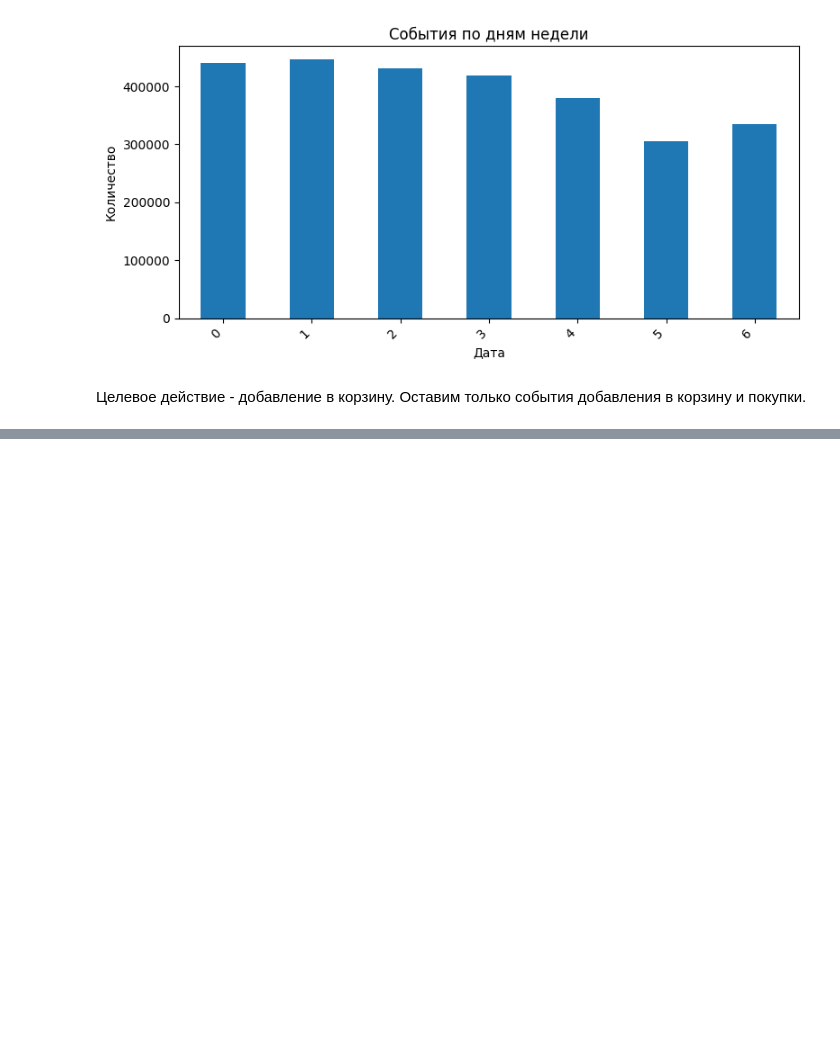
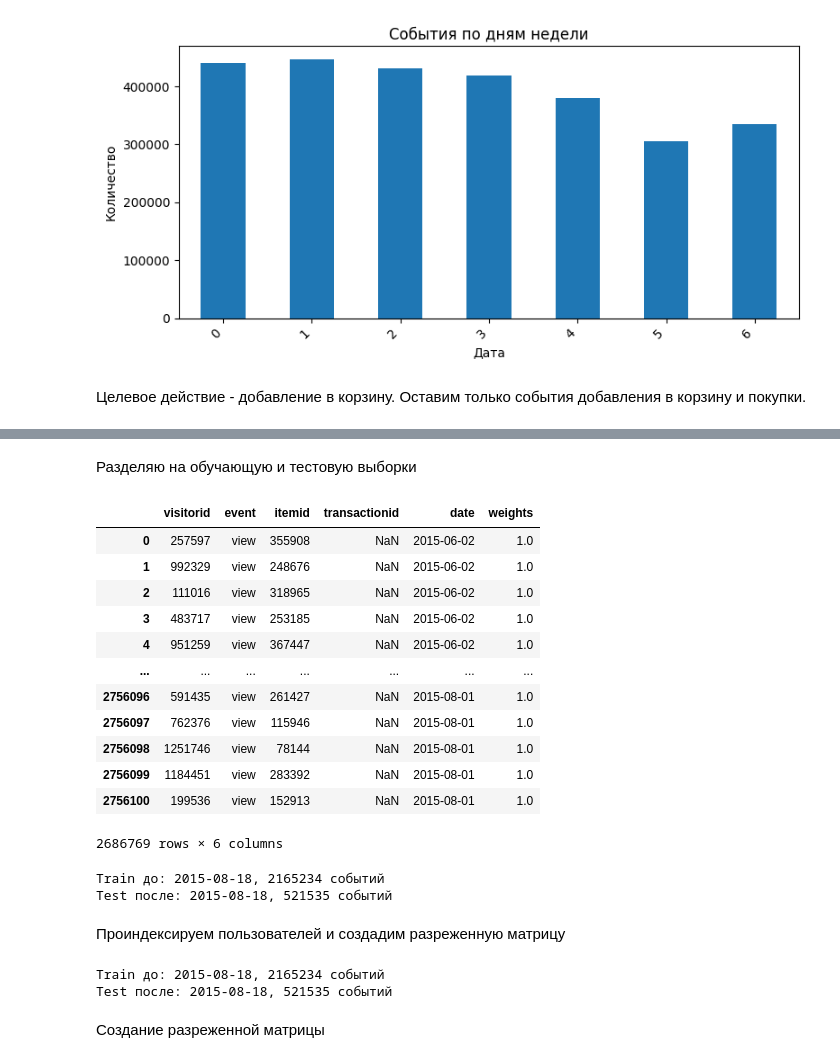
Before and after one commit to Krestom/mle-pr-final, a Jupyter notebook: main.ipynb, the cells around one changed output, grey strips where cells are left out. Cells and saved outputs as stored; diff of their text form; code cells hidden in the pictures; blank space fills up the shorter version.

```diff
--- a/main.ipynb
+++ b/main.ipynb
@@ -174,0 +201,9 @@ events = events[events['event'].isin(['addtocart', 'transaction'])]
+# %%
+event_weight = {
+    'view': 1,
+    'addtocard': 10,
+    'transaction': 5
+}
+
+events['weights'] = events['event'].map(event_weight)
+events = events.dropna(subset=['weights'])
@@ -174,0 +227,55 @@ events = events[events['event'].isin(['addtocart', 'transaction'])]
+# %% [markdown]
+Разделяю на обучающую и тестовую выборки
+# %%
+events
+# %% [output]
+|  | visitorid | event | itemid | transactionid | date | weights |
+| 0 | 257597 | view | 355908 | NaN | 2015-06-02 | 1.0 |
+| 1 | 992329 | view | 248676 | NaN | 2015-06-02 | 1.0 |
+| 2 | 111016 | view | 318965 | NaN | 2015-06-02 | 1.0 |
+| 3 | 483717 | view | 253185 | NaN | 2015-06-02 | 1.0 |
+| 4 | 951259 | view | 367447 | NaN | 2015-06-02 | 1.0 |
+| ... | ... | ... | ... | ... | ... | ... |
+| 2756096 | 591435 | view | 261427 | NaN | 2015-08-01 | 1.0 |
+| 2756097 | 762376 | view | 115946 | NaN | 2015-08-01 | 1.0 |
+| 2756098 | 1251746 | view | 78144 | NaN | 2015-08-01 | 1.0 |
+| 2756099 | 1184451 | view | 283392 | NaN | 2015-08-01 | 1.0 |
+| 2756100 | 199536 | view | 152913 | NaN | 2015-08-01 | 1.0 |
+2686769 rows × 6 columns
+# %%
+events = events.sort_values('date')
+split_point = int(len(events) * 0.8)
+cutoff_date = events.iloc[split_point]['date']
+train_events = events[events['date'] <= cutoff_date].copy()
+test_events = events[events['date'] > cutoff_date].copy()
+
+print(f'Train до: {cutoff_date}, {len(train_events)} событий')
+print(f'Test после: {cutoff_date}, {len(test_events)} событий')
+# %% [output]
+Train до: 2015-08-18, 2165234 событий
+Test после: 2015-08-18, 521535 событий
+# %% [markdown]
+Проиндексируем пользователей и создадим разреженную матрицу
+# %%
+from scipy.sparse import csr_matrix
+from sklearn.preprocessing import LabelEncoder
+
+user_encoder = LabelEncoder()
+item_encoder = LabelEncoder()
+
+events['user_idx'] = user_encoder.fit_transform(events['visitorid'])
+events['item_idx'] = item_encoder.fit_transform(events['itemid'])
+
+events = events.sort_values('date')
+split_point = int(len(events) * 0.8)
+cutoff_date = events.iloc[split_point]['date']
+train_events = events[events['date'] <= cutoff_date].copy()
+test_events = events[events['date'] > cutoff_date].copy()
+
+print(f'Train до: {cutoff_date}, {len(train_events)} событий')
+print(f'Test после: {cutoff_date}, {len(test_events)} событий')
+# %% [output]
+Train до: 2015-08-18, 2165234 событий
+Test после: 2015-08-18, 521535 событий
+# %% [markdown]
+Создание разреженной матрицы
```
Also changed, not shown: parts of 17 cells of this notebook, 2 other files.
